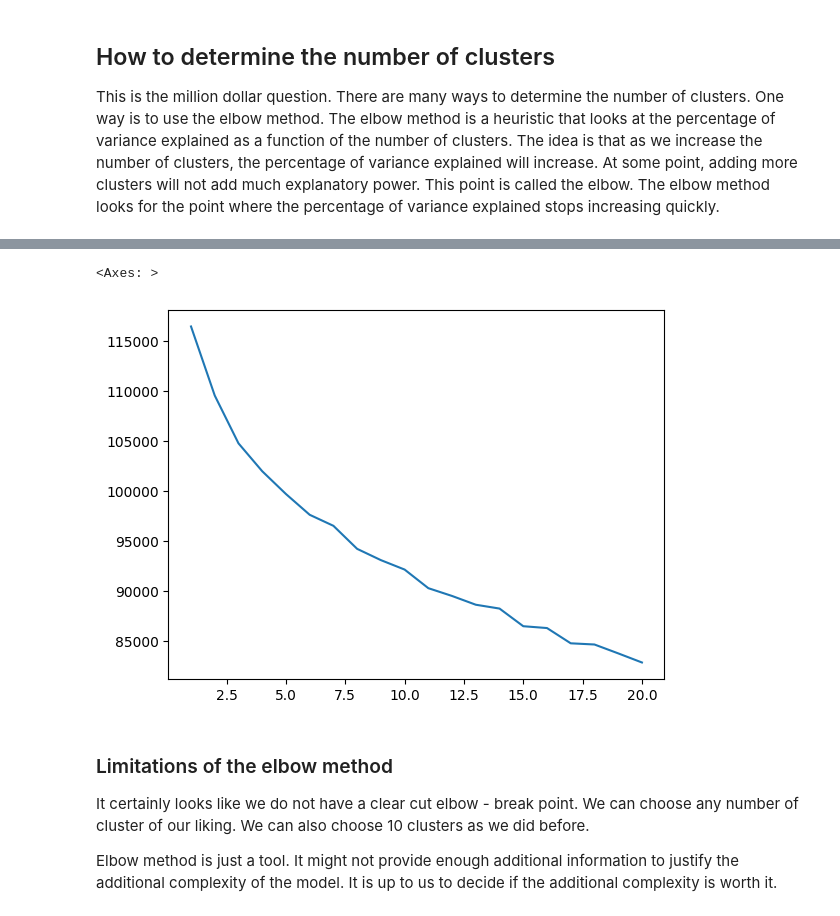
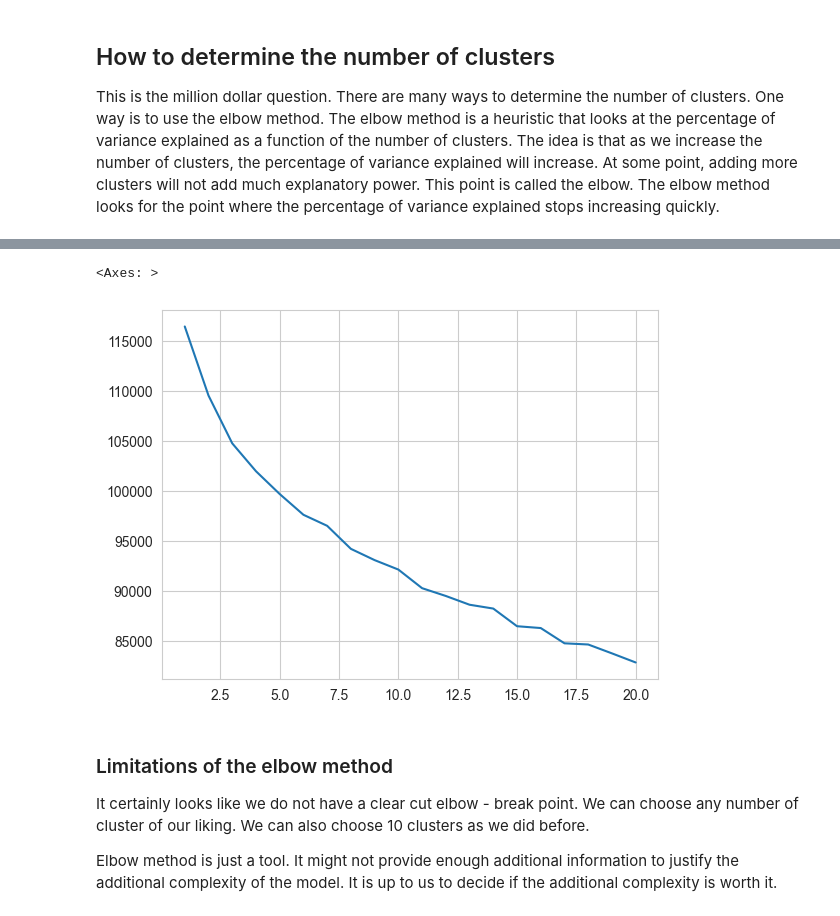
Before and after one commit to ValRCS/BSSDH_2024_workshop, a Jupyter notebook: notebooks/day2_part1_modeling.ipynb, the cells around one changed output, grey strips where cells are left out. Drawn from its saved outputs; the diff is of its cells as text; code cells hidden in the pictures.

```diff
--- a/notebooks/day2_part1_modeling.ipynb
+++ b/notebooks/day2_part1_modeling.ipynb
@@ -69,6 +69,6 @@ Scikit-learn 1.5.0
 Gensim 4.3.3
 # %%
 # url for our data in a pickle format on our repository
-url = "https://github.com/ValRCS/BSSDH_2023_workshop/raw/main/data/old_bailey_sample_1720_1913_cleaned_embeddings.pkl"
+url = "https://github.com/ValRCS/BSSDH_2024_workshop/raw/main/data/old_bailey_sample_1720_1913_cleaned_embeddings.pkl"
 print("Will import data from", url)
 # %% [output]
@@ -237,0 +242,5 @@ First row of our list of lists [0.5782519, -0.7623888, 0.6419972, -0.013524966,
+# %%
+# let's convert it to numpy array
+X_converted = np.array(X_list)
+# shape
+print("Shape of our converted numpy array", X_converted.shape)
@@ -237,0 +249,3 @@ First row of our list of lists [0.5782519, -0.7623888, 0.6419972, -0.013524966,
+# %%
+# now let's try fitting to X_converted
+kmeans_model.fit(X_converted)
@@ -496,11 +561,13 @@ fig = px.line(x=n_clusters, y=inertia_values, title="Inertia values for differen
 # let's show our plot
 fig.show()
 # %%
-# alternatively simpler graph using sns
+# alternatively simpler graph using sns from seaborn
+# lets add grid
+sns.set_style("whitegrid")
 sns.lineplot(x=n_clusters, y=inertia_values)
 # %% [output]
 <Axes: >
-[figure, old version]
+[figure, new version]
 # %% [markdown]
 ### Limitations of the elbow method
 
```
Also changed, not shown: parts of 20 cells of this notebook, 5 other files.
